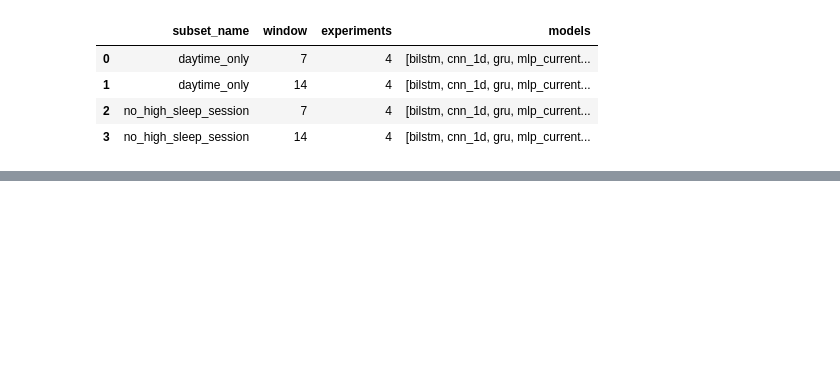
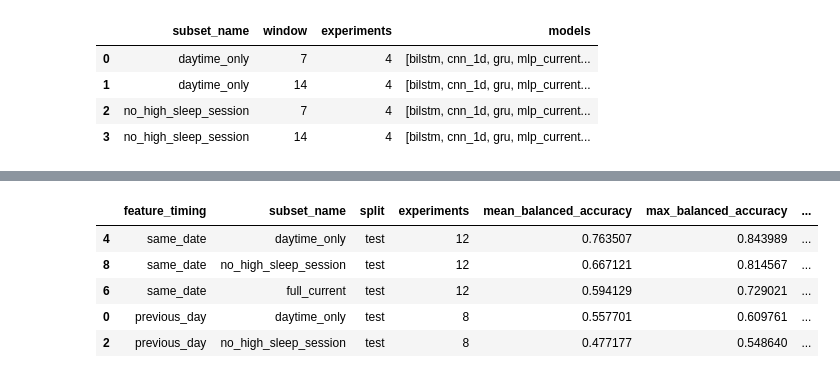
Before and after one commit to Polalise/DeepLearnin_sleep, a Jupyter notebook: notebooks/05_deep_learning_previous_day_feature_experiments.ipynb, the cells around one changed output, grey strips where cells are left out. Saved outputs shown, nothing was run; the diff lists cells and outputs as text; code cells hidden in the pictures; blank space fills up the shorter version.

```diff
--- a/notebooks/05_deep_learning_previous_day_feature_experiments.ipynb
+++ b/notebooks/05_deep_learning_previous_day_feature_experiments.ipynb
@@ -754,0 +2074,92 @@ phase_2a experiments: 16
+# %%
+# Same-date Phase 1A vs Previous-day Phase 2A 비교 요약
+# 목적:
+# - same-date subset ablation 결과와 previous-day 결과를 한 표로 비교한다.
+# - 시간 기준을 엄격히 했을 때 성능이 얼마나 떨어지는지 정량화한다.
+
+PHASE_1A_THRESHOLD_PATH = (
+    PROCESSED_DIR
+    / "deep_learning_subset_experiments"
+    / "phase_1a_outputs"
+    / "phase_1a_threshold_tuned_metrics.csv"
+)
+
+PHASE_2A_THRESHOLD_PATH = (
+    PHASE_2A_OUTPUT_ROOT
+    / "phase_2a_previous_day_threshold_tuned_metrics.csv"
+)
+
+phase1_threshold = pd.read_csv(PHASE_1A_THRESHOLD_PATH, encoding="utf-8-sig")
+phase2_threshold = pd.read_csv(PHASE_2A_THRESHOLD_PATH, encoding="utf-8-sig")
+
+phase1_threshold["feature_timing"] = "same_date"
+phase2_threshold["feature_timing"] = "previous_day"
+
+combined_threshold = pd.concat(
+    [phase1_threshold, phase2_threshold],
+    ignore_index=True,
+)
+
+comparison_summary = (
+    combined_threshold
+    .groupby(["feature_timing", "subset_name", "split"], as_index=False)
+    .agg(
+        experiments=("experiment_id", "nunique"),
+        mean_balanced_accuracy=("balanced_accuracy", "mean"),
+        max_balanced_accuracy=("balanced_accuracy", "max"),
+        mean_roc_auc=("roc_auc", "mean"),
+        max_roc_auc=("roc_auc", "max"),
+        mean_f1=("f1", "mean"),
+        max_f1=("f1", "max"),
+    )
+    .sort_values(["feature_timing", "subset_name", "split"])
+)
+
+display(comparison_summary)
+
+test_comparison = comparison_summary[
+    comparison_summary["split"] == "test"
+].copy()
+
+display(
+    test_comparison.sort_values(
+        ["max_balanced_accuracy", "mean_balanced_accuracy"],
+        ascending=False,
+    )
+)
+
+top_candidate_comparison = combined_threshold[
+    combined_threshold["split"] == "test"
+].sort_values(
+    ["balanced_accuracy", "roc_auc", "f1"],
+    ascending=False,
+).head(20)
+
+display(
+    top_candidate_comparison[
+        [
+            "feature_timing",
+            "experiment_id",
+            "subset_name",
+            "window",
+            "model_family",
+            "selected_threshold_from_validation",
+            "balanced_accuracy",
+            "roc_auc",
+            "average_precision",
+            "f1",
+            "precision",
+            "recall",
+        ]
+    ]
+)
+
+comparison_summary_path = PHASE_2A_OUTPUT_ROOT / "same_date_vs_previous_day_threshold_comparison.csv"
+comparison_summary.to_csv(comparison_summary_path, index=False, encoding="utf-8-sig")
+
+top_candidate_comparison_path = PHASE_2A_OUTPUT_ROOT / "same_date_vs_previous_day_top_test_candidates.csv"
+top_candidate_comparison.to_csv(top_candidate_comparison_path, index=False, encoding="utf-8-sig")
+
+print("saved:", comparison_summary_path)
+print("saved:", top_candidate_comparison_path)
+# %% [output]
@@ -754,0 +2177,6 @@ phase_2a experiments: 16
+|  | feature_timing | subset_name | split | experiments | mean_balanced_accuracy | max_balanced_accuracy | ... |
+| 4 | same_date | daytime_only | test | 12 | 0.763507 | 0.843989 | ... |
+| 8 | same_date | no_high_sleep_session | test | 12 | 0.667121 | 0.814567 | ... |
+| 6 | same_date | full_current | test | 12 | 0.594129 | 0.729021 | ... |
+| 0 | previous_day | daytime_only | test | 8 | 0.557701 | 0.609761 | ... |
+| 2 | previous_day | no_high_sleep_session | test | 8 | 0.477177 | 0.548640 | ... |
```
Also changed, not shown: parts of 9 cells of this notebook, 8 other files.
